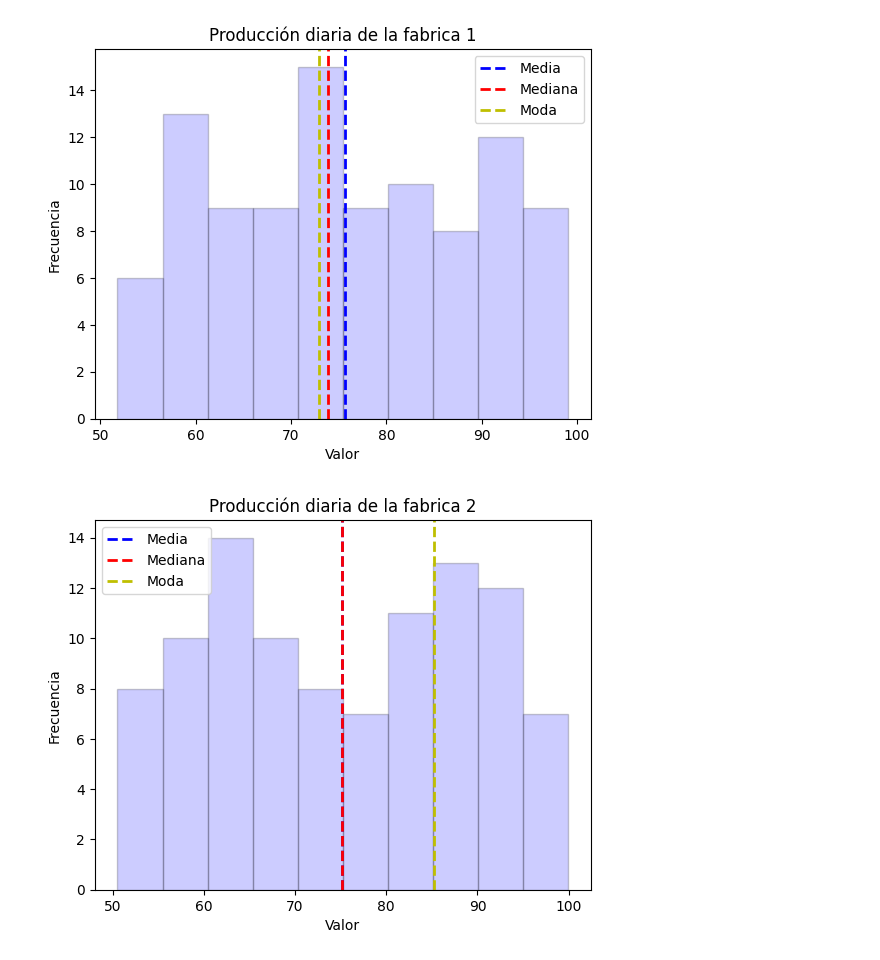
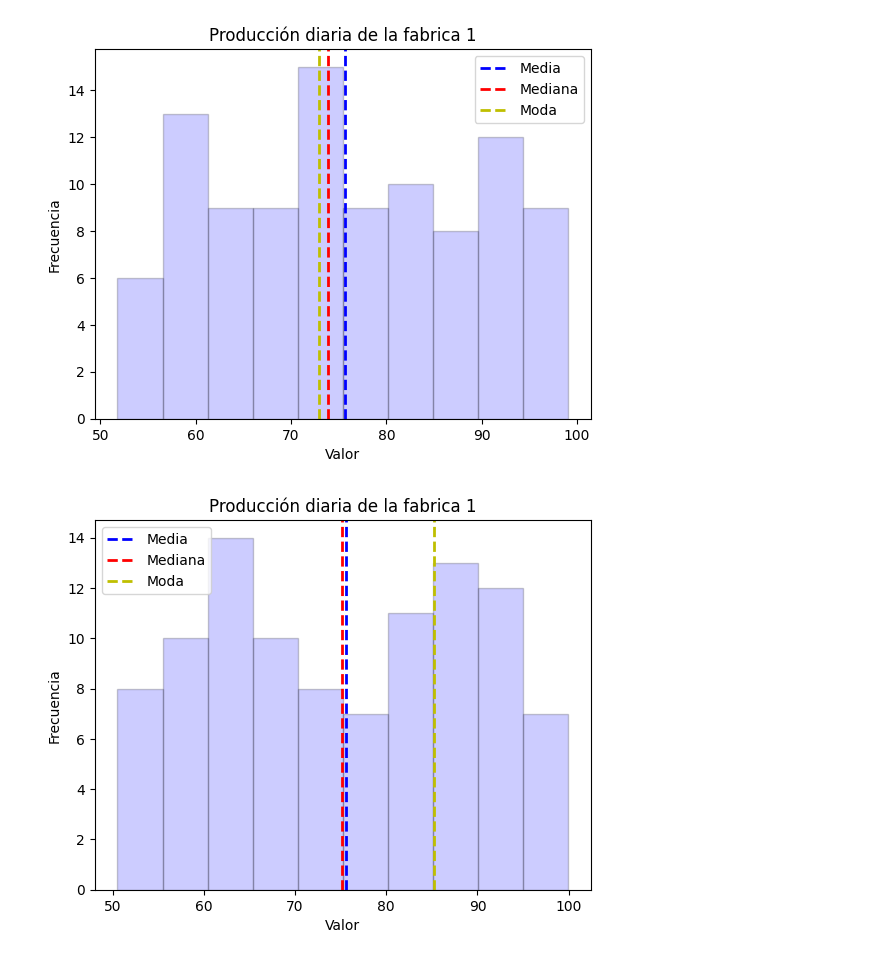
Before and after one commit to LuisAngelFlores31/Probabilidad-y-Estadistica, a Jupyter notebook: Unidad 1/Práctica_1.ipynb, the cells around one changed output. Saved outputs shown, nothing was run; the diff lists cells and outputs as text; code cells hidden in the pictures.

```diff
--- a/Unidad 1/Práctica_1.ipynb
+++ b/Unidad 1/Práctica_1.ipynb
@@ -160,13 +160,13 @@ plt.show()
 [figure]
 # %%
 plt.hist(fabrical2, bins=10, alpha=0.2, color='b', edgecolor = "black")
-plt.axvline(media2, color='b', linestyle='dashed', linewidth=2, label='Media')
+plt.axvline(media1, color='b', linestyle='dashed', linewidth=2, label='Media')
 plt.axvline(mediana2, color='r', linestyle='dashed', linewidth=2, label='Mediana')
-plt.axvline(moda2, color='y', linestyle='dashed', linewidth=2, label='Moda')
+plt.axvline (moda2, color='y', linestyle='dashed', linewidth=2, label='Moda')
 plt.xlabel('Valor')
 plt.ylabel('Frecuencia')
-plt.title("Producción diaria de la fabrica 2")
+plt.title("Producción diaria de la fabrica 1")
 plt.legend()
 plt.show()
 # %% [output]
-[figure, old version]
+[figure, new version]
```
